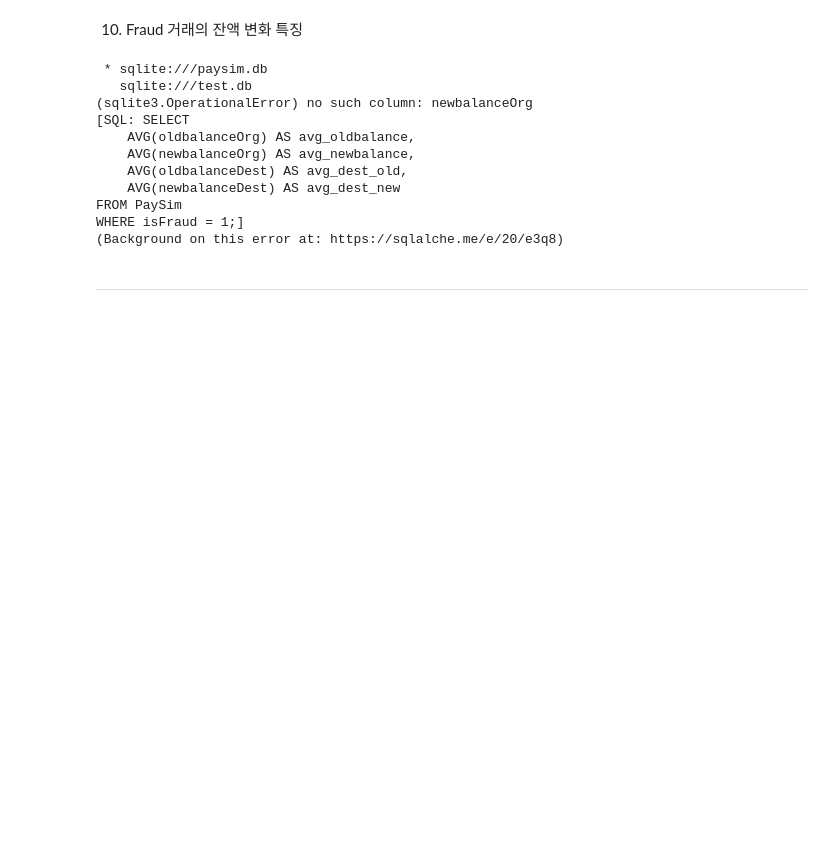
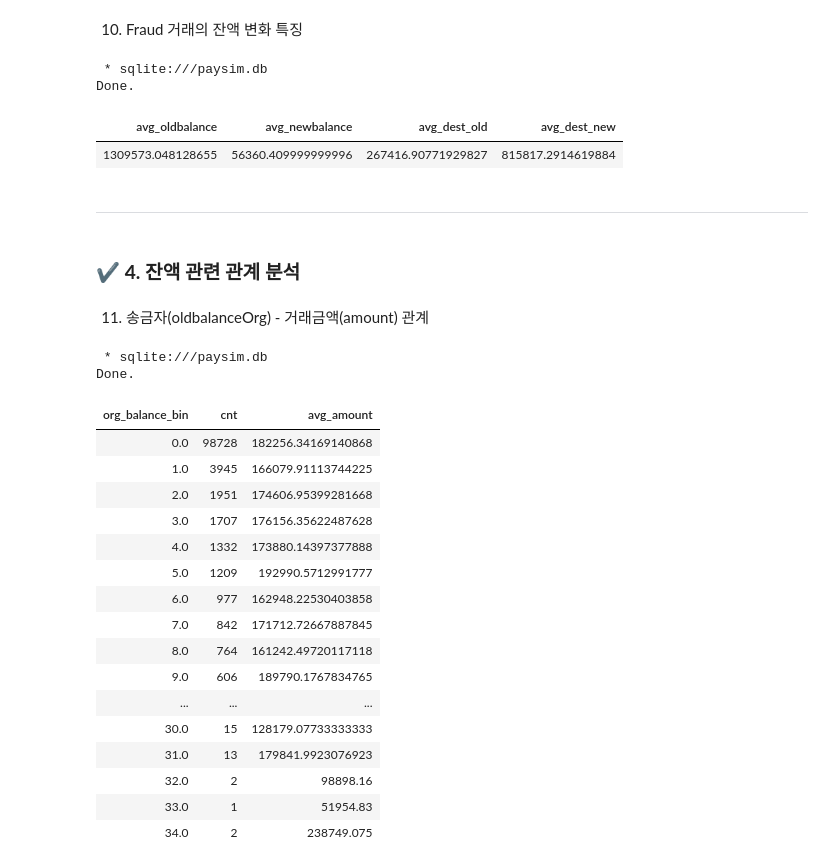
Before and after one commit to seonu-lee/Tave_PaySim, a Jupyter notebook: src/EDA.ipynb, the cells around one changed output. Saved outputs shown, nothing was run; the diff lists cells and outputs as text; code cells hidden in the pictures; blank space fills up the shorter version.

```diff
--- a/src/EDA.ipynb
+++ b/src/EDA.ipynb
@@ -203,22 +201,48 @@ Done.
 %%sql
 SELECT
     AVG(oldbalanceOrg) AS avg_oldbalance,
-    AVG(newbalanceOrg) AS avg_newbalance,
+    AVG(newbalanceOrig) AS avg_newbalance,
     AVG(oldbalanceDest) AS avg_dest_old,
     AVG(newbalanceDest) AS avg_dest_new
 FROM PaySim
 WHERE isFraud = 1;
 # %% [output]
  * sqlite:///paysim.db
-   sqlite:///test.db
-(sqlite3.OperationalError) no such column: newbalanceOrg
-[SQL: SELECT
-    AVG(oldbalanceOrg) AS avg_oldbalance,
-    AVG(newbalanceOrg) AS avg_newbalance,
-    AVG(oldbalanceDest) AS avg_dest_old,
-    AVG(newbalanceDest) AS avg_dest_new
-FROM PaySim
-WHERE isFraud = 1;]
-(Background on this error at: https://sqlalche.me/e/20/e3q8)
+Done.
+| avg_oldbalance | avg_newbalance | avg_dest_old | avg_dest_new |
+| 1309573.048128655 | 56360.409999999996 | 267416.90771929827 | 815817.2914619884 |
 # %% [markdown]
 ---
+# %% [markdown]
+### **✔️  4. 잔액 관련 관계 분석**
+# %% [markdown]
+11) 송금자(oldbalanceOrg) - 거래금액(amount) 관계
+# %%
+%%sql
+SELECT
+    ROUND(oldbalanceOrg / 1000000) AS org_balance_bin,
+    COUNT(*) AS cnt,
+    AVG(amount) AS avg_amount
+FROM PaySim
+GROUP BY org_balance_bin
+ORDER BY org_balance_bin;
+# %% [output]
+ * sqlite:///paysim.db
+Done.
+| org_balance_bin | cnt | avg_amount |
+| 0.0 | 98728 | 182256.34169140868 |
+| 1.0 | 3945 | 166079.91113744225 |
+| 2.0 | 1951 | 174606.95399281668 |
+| 3.0 | 1707 | 176156.35622487628 |
+| 4.0 | 1332 | 173880.14397377888 |
+| 5.0 | 1209 | 192990.5712991777 |
+| 6.0 | 977 | 162948.22530403858 |
+| 7.0 | 842 | 171712.72667887845 |
+| 8.0 | 764 | 161242.49720117118 |
+| 9.0 | 606 | 189790.1767834765 |
+| ... | ... | ... |
+| 30.0 | 15 | 128179.07733333333 |
+| 31.0 | 13 | 179841.9923076923 |
+| 32.0 | 2 | 98898.16 |
+| 33.0 | 1 | 51954.83 |
+| 34.0 | 2 | 238749.075 |
```
Also changed, not shown: parts of 40 cells of this notebook.
